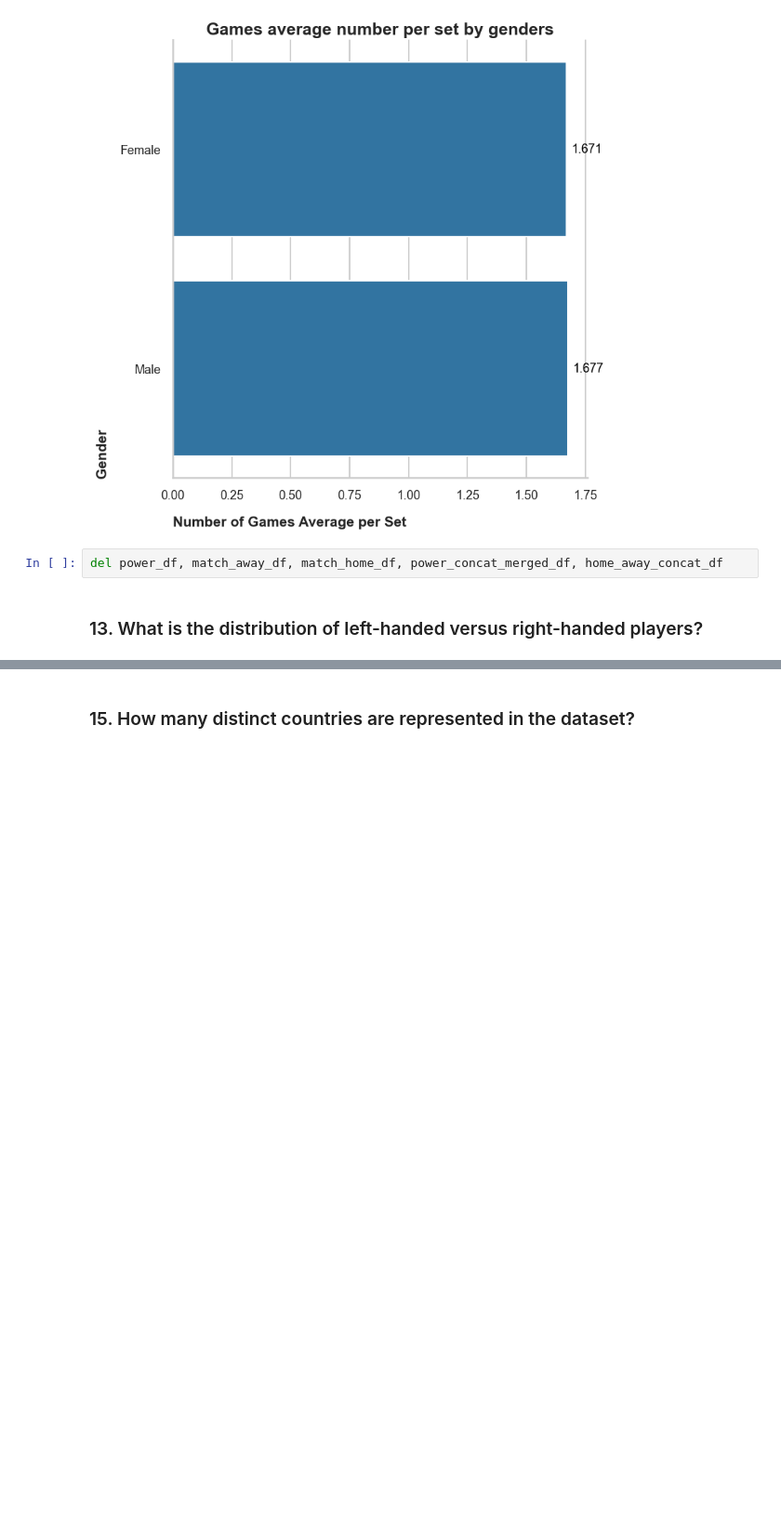
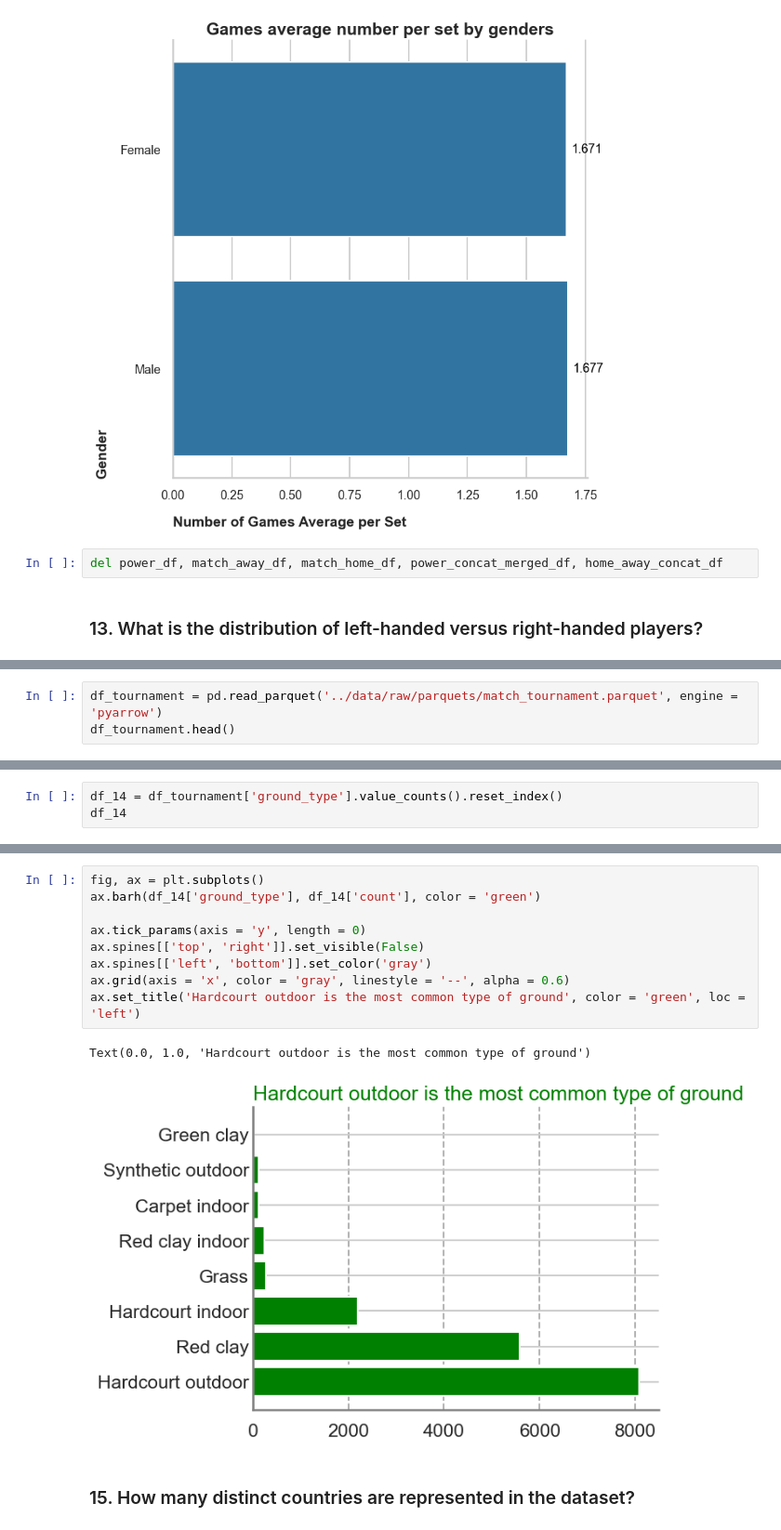
Before and after one commit to ParsaDEV15/Tennis-Project, a Jupyter notebook: notebooks/tennis_analysis.ipynb, the cells around one changed output, grey strips where cells are left out. Shown at 93% size. Cells and saved outputs as stored; diff of their text form; blank space fills up the shorter version.

```diff
--- a/notebooks/tennis_analysis.ipynb
+++ b/notebooks/tennis_analysis.ipynb
@@ -716,0 +777,3 @@ del power_df, match_away_df, match_home_df, power_concat_merged_df, home_away_co
+# %%
+df_tournament = pd.read_parquet('../data/raw/parquets/match_tournament.parquet', engine = 'pyarrow')
+df_tournament.head()
@@ -716,0 +787,3 @@ del power_df, match_away_df, match_home_df, power_concat_merged_df, home_away_co
+# %%
+df_14 = df_tournament['ground_type'].value_counts().reset_index()
+df_14
@@ -717,2 +800,14 @@ del power_df, match_away_df, match_home_df, power_concat_merged_df, home_away_co
+# %%
+fig, ax = plt.subplots()
+ax.barh(df_14['ground_type'], df_14['count'], color = 'green')
+
+ax.tick_params(axis = 'y', length = 0)
+ax.spines[['top', 'right']].set_visible(False)
+ax.spines[['left', 'bottom']].set_color('gray')
+ax.grid(axis = 'x', color = 'gray', linestyle = '--', alpha = 0.6)
+ax.set_title('Hardcourt outdoor is the most common type of ground', color = 'green', loc = 'left')
+# %% [output]
+Text(0.0, 1.0, 'Hardcourt outdoor is the most common type of ground')
+[figure, added]
 # %% [markdown]
 <h3>15. How many distinct countries are represented in the dataset? </h3>
```
Also changed, not shown: parts of 23 cells of this notebook.
